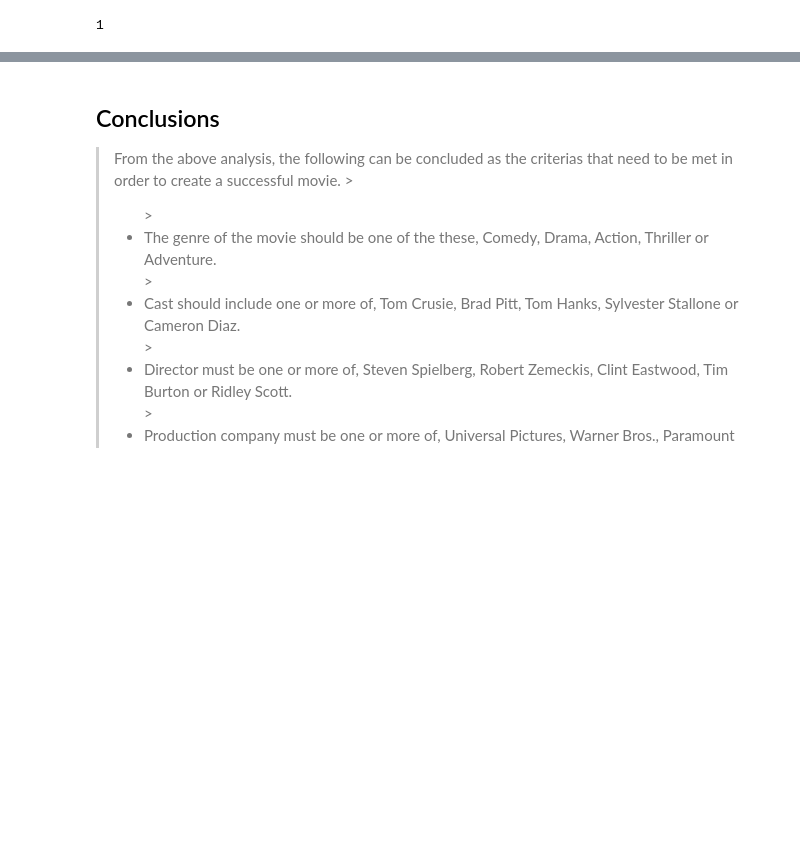
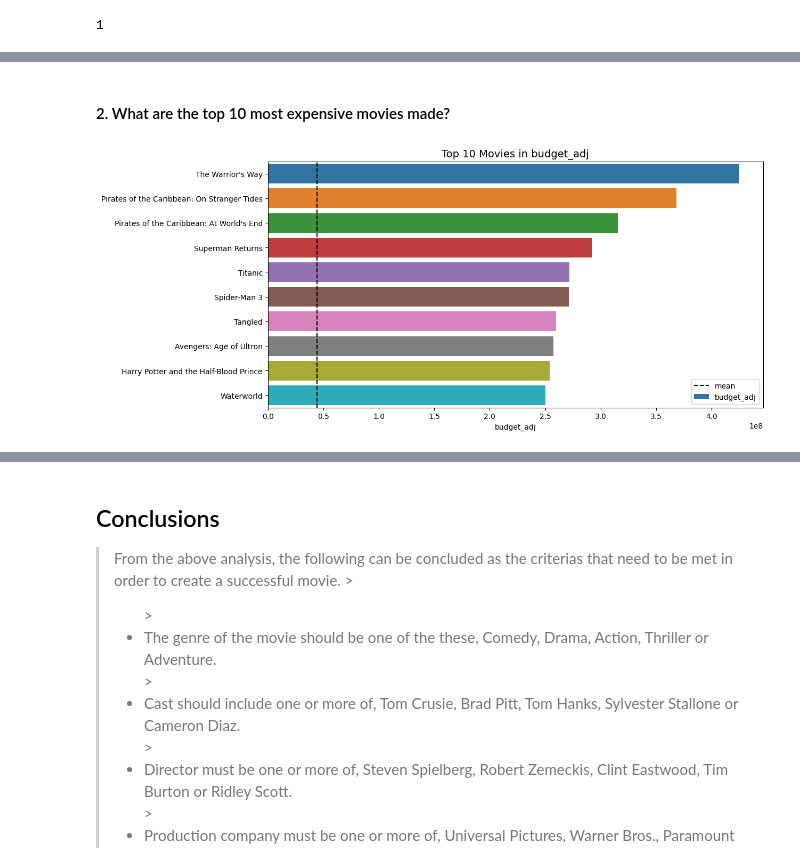
Before and after one commit to jiyoonlee96/Udacity_Data_Analyst_Nanodegree, a Jupyter notebook: Project 2/Udacity_DAND_Project2.ipynb, the cells around one changed output, grey strips where cells are left out. Saved outputs shown, nothing was run; the diff lists cells and outputs as text; code cells hidden in the pictures; blank space fills up the shorter version.

```diff
--- a/Project 2/Udacity_DAND_Project2.ipynb
+++ b/Project 2/Udacity_DAND_Project2.ipynb
@@ -507,0 +231,6 @@ The average revenue of a succesful movie is 254957662.6
+# %% [markdown]
+#### 2. What are the top 10 most expensive movies made?
+# %%
+topten('budget_adj')
+# %% [output]
+[figure, added]
```
Also changed, not shown: parts of 90 cells of this notebook.
